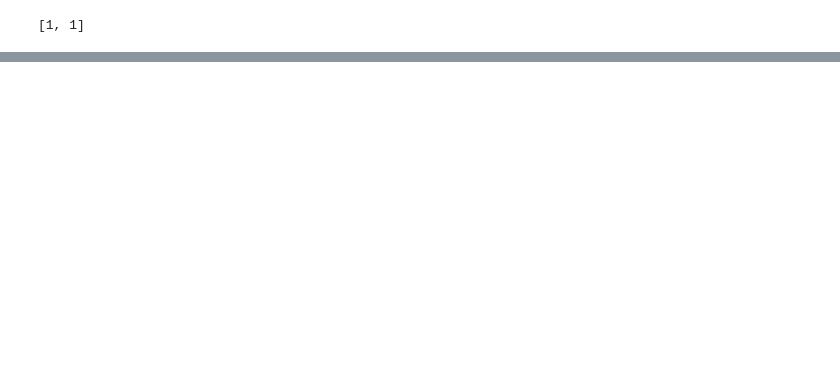
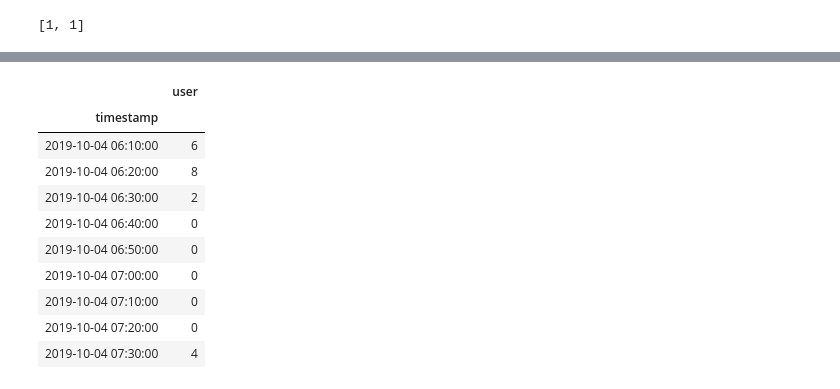
Before and after one commit to NeuralDev-io/arclytics_simcct, a Jupyter notebook: services/jupyter/notebooks/user_analytics.ipynb, the cells around one changed output, grey strips where cells are left out. Saved outputs shown, nothing was run; the diff lists cells and outputs as text; code cells hidden in the pictures; blank space fills up the shorter version.

```diff
--- a/services/jupyter/notebooks/user_analytics.ipynb
+++ b/services/jupyter/notebooks/user_analytics.ipynb
@@ -139,0 +265,42 @@ py.iplot(fig, filename='user_profile_aim')
+# %%
+pipeline = [
+  {'$unwind': '$login_data'},
+  {'$project': {
+      '_id': 0,
+      'timestamp': '$login_data.created_datetime',
+      'user': '$email',
+    }
+  },
+]
+
+res = db[collection].aggregate(pipeline)
+
+
+# dt_idx = pd.to_datetime()
+
+df = pd.DataFrame(list(res))
+
+df['timestamp'] = pd.to_datetime(df['timestamp'])
+# df.set_index('timestamp', inplace=True)
+
+df = df.groupby(pd.Grouper(key='timestamp', freq='1min')).count().dropna()
+
+# df = df.groupby(pd.Grouper(key='timestamp', freq='60s'))
+# res = (pd.DataFrame(df.index[1:]) - pd.DataFrame(df.index[:-1]))
+# df = df.to_frame().reset_index()
+# df.resample('T').count()
+
+# res['timestamp'].value_counts()
+df
+# %% [output]
+|  | user |
+| timestamp |  |
+| 2019-10-04 06:10:00 | 6 |
+| 2019-10-04 06:20:00 | 8 |
+| 2019-10-04 06:30:00 | 2 |
+| 2019-10-04 06:40:00 | 0 |
+| 2019-10-04 06:50:00 | 0 |
+| 2019-10-04 07:00:00 | 0 |
+| 2019-10-04 07:10:00 | 0 |
+| 2019-10-04 07:20:00 | 0 |
+| 2019-10-04 07:30:00 | 4 |
```
Also changed, not shown: parts of 15 cells of this notebook, 1 other file.
